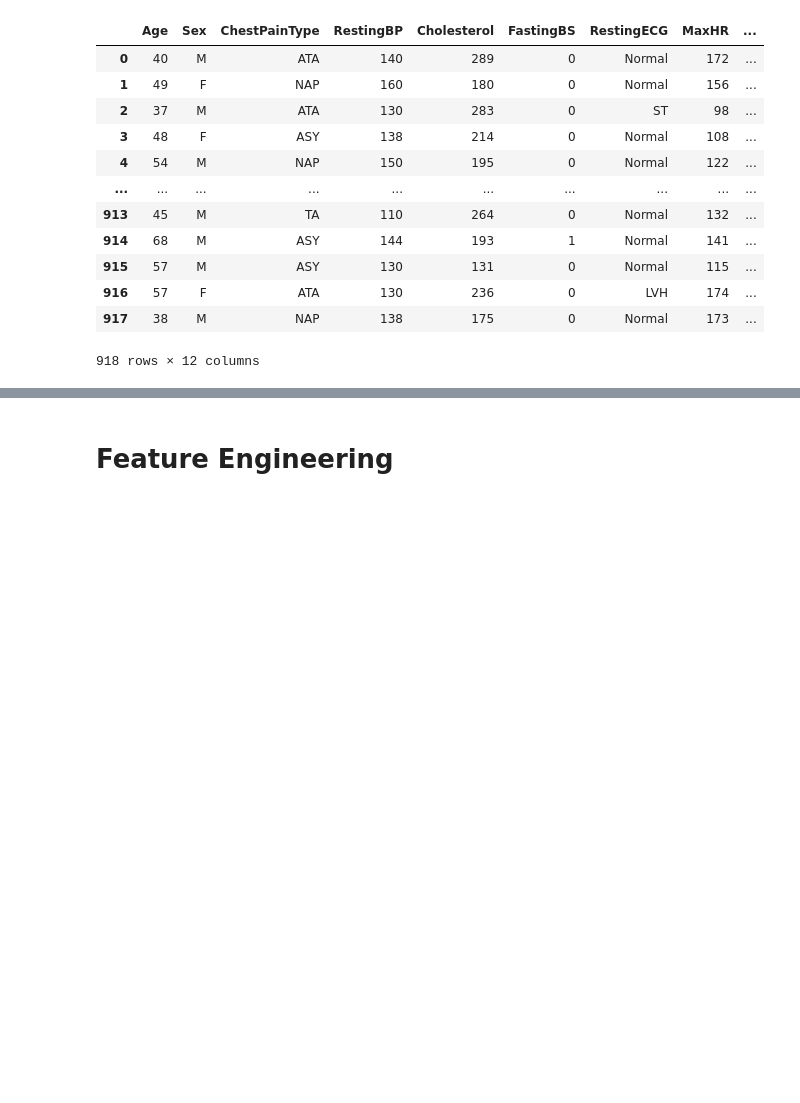
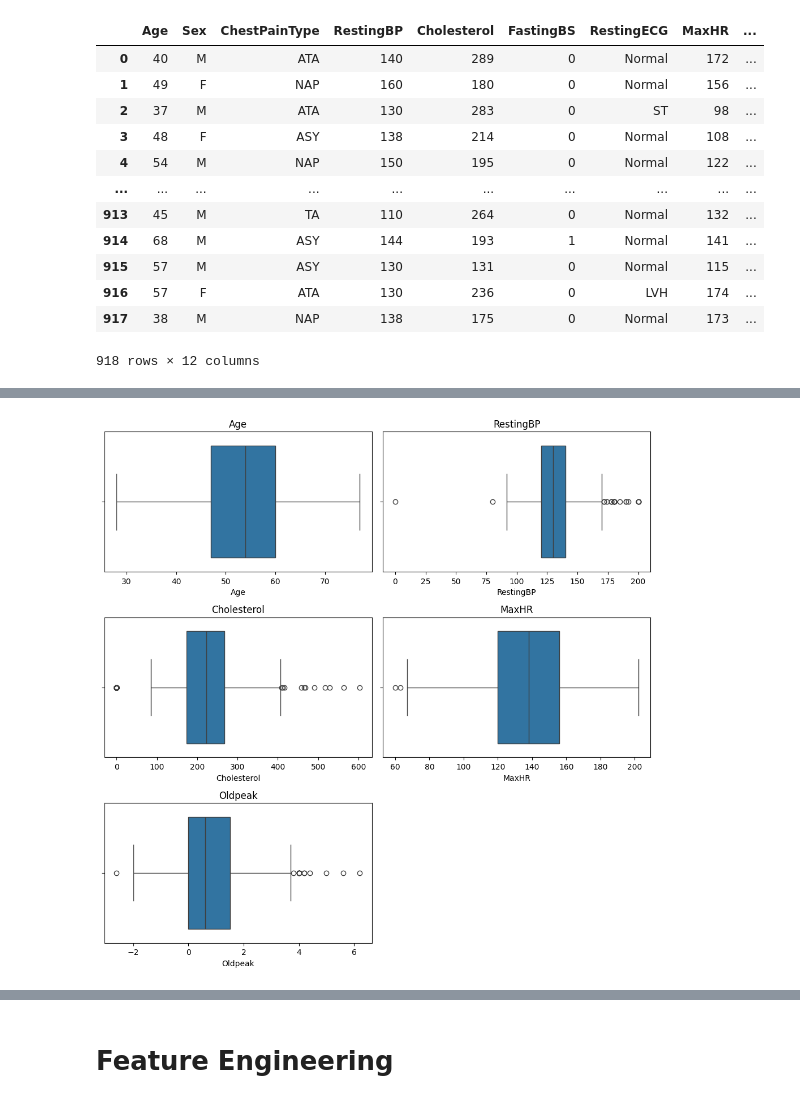
Before and after one commit to Prajwal-Luitel/Heart-Failure-Prediction, a Jupyter notebook: Heart_Disease_Prediction.ipynb, the cells around one changed output, grey strips where cells are left out. Saved outputs shown, nothing was run; the diff lists cells and outputs as text; code cells hidden in the pictures; blank space fills up the shorter version.

```diff
--- a/Heart_Disease_Prediction.ipynb
+++ b/Heart_Disease_Prediction.ipynb
@@ -30,0 +80,12 @@ df
+# %%
+# Boxplot
+n = len(numerical_columns)
+plt.figure(figsize=(10,10))
+for i in range(n):
+    plt.subplot(3,2,i+1)
+    sns.boxplot(df[numerical_columns[i]], orient='h')
+    plt.title(numerical_columns[i])
+plt.tight_layout()
+plt.show()
+# %% [output]
+[figure, added]
```
Also changed, not shown: parts of 11 cells of this notebook.
